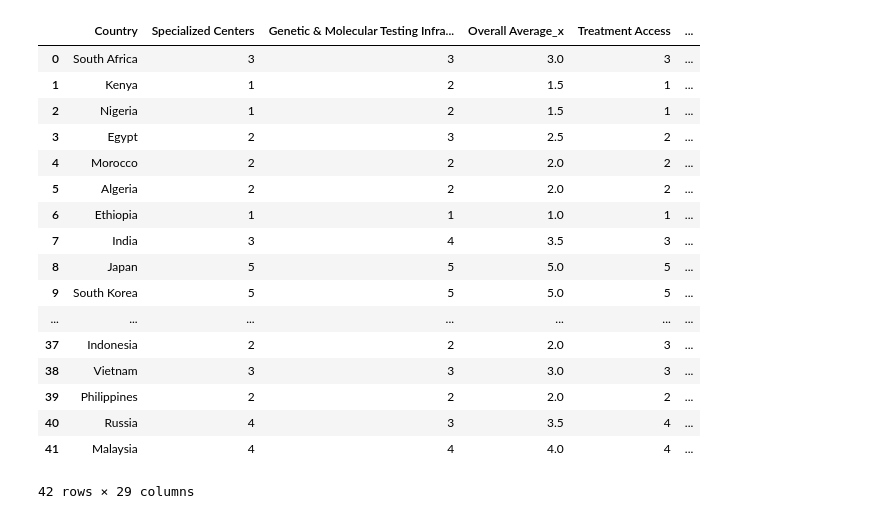
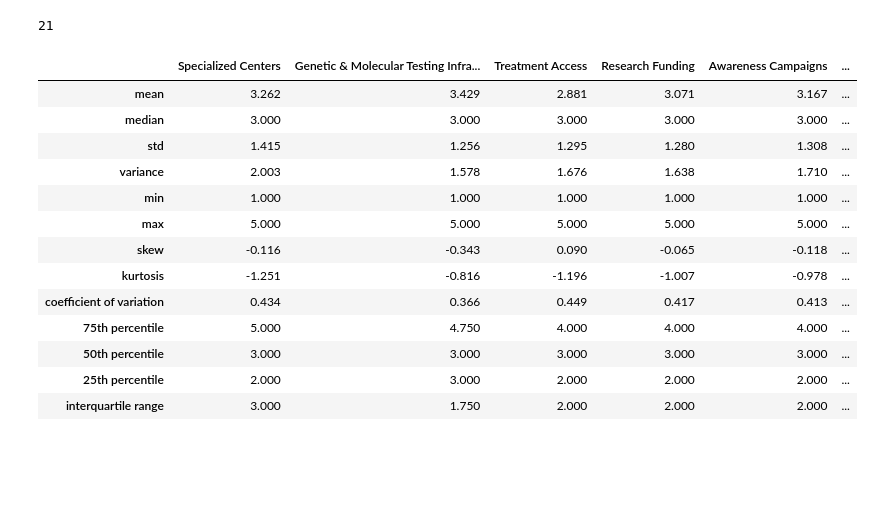
Before and after one commit to Aniket7651/Visualizer, a Jupyter notebook: visualCancer/sci.ipynb, the cells around one changed output. Saved outputs shown, nothing was run; the diff lists cells and outputs as text; code cells hidden in the pictures; blank space fills up the shorter version.

```diff
--- a/visualCancer/sci.ipynb
+++ b/visualCancer/sci.ipynb
@@ -1,25 +38,63 @@
 # %%
 import scipy.stats as stats
 import pandas as pd
+import matplotlib.pyplot as plt
+import numpy as np
 
-file = '/home/aniket-yadav/WORKSPACE/WebProjects/.visenv/Visualizer/staticfiles/Data/LungCancer_All.csv'
-data = pd.read_csv(file)
+file = '/home/aniket-yadav/WORKSPACE/WebProjects/.visenv/Visualizer/staticfiles/Data/ProstateCancer.xlsx'
+df = pd.read_excel(file, sheet_name='ProstateCancer')
+spcCent = df["Specialized Centers"].to_list()
+df.shape[1] # Number of columns in the DataFrame
 # %% [output]
-|  | Country | Specialized Centers | Genetic & Molecular Testing Infra... | Overall Average_x | Treatment Access | ... |
-| 0 | South Africa | 3 | 3 | 3.0 | 3 | ... |
-| 1 | Kenya | 1 | 2 | 1.5 | 1 | ... |
-| 2 | Nigeria | 1 | 2 | 1.5 | 1 | ... |
-| 3 | Egypt | 2 | 3 | 2.5 | 2 | ... |
-| 4 | Morocco | 2 | 2 | 2.0 | 2 | ... |
-| 5 | Algeria | 2 | 2 | 2.0 | 2 | ... |
-| 6 | Ethiopia | 1 | 1 | 1.0 | 1 | ... |
-| 7 | India | 3 | 4 | 3.5 | 3 | ... |
-| 8 | Japan | 5 | 5 | 5.0 | 5 | ... |
-| 9 | South Korea | 5 | 5 | 5.0 | 5 | ... |
-| ... | ... | ... | ... | ... | ... | ... |
-| 37 | Indonesia | 2 | 2 | 2.0 | 3 | ... |
-| 38 | Vietnam | 3 | 3 | 3.0 | 3 | ... |
-| 39 | Philippines | 2 | 2 | 2.0 | 2 | ... |
-| 40 | Russia | 4 | 3 | 3.5 | 4 | ... |
-| 41 | Malaysia | 4 | 4 | 4.0 | 4 | ... |
-42 rows × 29 columns
+21
+# %%
+
+def get_descriptive_statistics(df):
+    """
+    Calculate descriptive statistics for each column in the DataFrame.
+
+    Parameters:
+    df (pd.DataFrame): DataFrame containing the data.
+
+    Returns:
+    pd.DataFrame: DataFrame containing the descriptive statistics.
+    """
+    datavals = {}
+    for i in range(df.shape[1]-2):
+        data = df.iloc[:, i+1].astype(float).to_list()
+        datavals[df.iloc[:, i+1].name] = {
+            "mean": np.mean(data).__float__(),
+            "median": np.median(data).__float__(),
+            "std": np.std(data).__float__(),
+            "variance": np.var(data).__float__(),
+            "min": np.min(data).__float__(),
+            "max": np.max(data).__float__(),
+            "skew": stats.skew(data).__float__(),
+            "kurtosis": stats.kurtosis(data).__float__(),
+            "coefficient of variation": stats.variation(data).__float__(),
+            "75th percentile": np.percentile(data, 75).__float__(),
+            "50th percentile": np.percentile(data, 50).__float__(),
+            "25th percentile": np.percentile(data, 25).__float__(),
+            "interquartile range": stats.iqr(data).__float__(),
+        }
+    dstat = pd.DataFrame.from_dict(datavals, orient='index').transpose().transform(lambda x: x.round(3))
+    # dstat = pd.read_json(dstat)
+    return dstat
+
+dstat = get_descriptive_statistics(df)
+dstat
+# %% [output]
+|  | Specialized Centers | Genetic & Molecular Testing Infra... | Treatment Access | Research Funding | Awareness Campaigns | ... |
+| mean | 3.262 | 3.429 | 2.881 | 3.071 | 3.167 | ... |
+| median | 3.000 | 3.000 | 3.000 | 3.000 | 3.000 | ... |
+| std | 1.415 | 1.256 | 1.295 | 1.280 | 1.308 | ... |
+| variance | 2.003 | 1.578 | 1.676 | 1.638 | 1.710 | ... |
+| min | 1.000 | 1.000 | 1.000 | 1.000 | 1.000 | ... |
+| max | 5.000 | 5.000 | 5.000 | 5.000 | 5.000 | ... |
+| skew | -0.116 | -0.343 | 0.090 | -0.065 | -0.118 | ... |
+| kurtosis | -1.251 | -0.816 | -1.196 | -1.007 | -0.978 | ... |
+| coefficient of variation | 0.434 | 0.366 | 0.449 | 0.417 | 0.413 | ... |
+| 75th percentile | 5.000 | 4.750 | 4.000 | 4.000 | 4.000 | ... |
+| 50th percentile | 3.000 | 3.000 | 3.000 | 3.000 | 3.000 | ... |
+| 25th percentile | 2.000 | 3.000 | 2.000 | 2.000 | 2.000 | ... |
+| interquartile range | 3.000 | 1.750 | 2.000 | 2.000 | 2.000 | ... |
```
Also changed, not shown: parts of 3 cells of this notebook, 13 other files.
